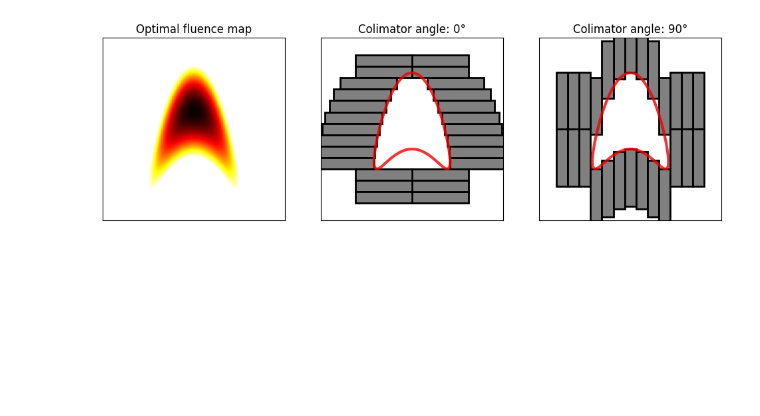
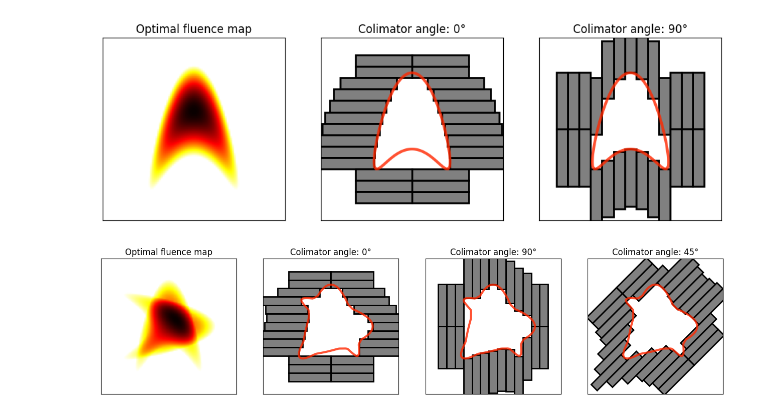
Before and after one commit to pauldubois98/PhD, a Jupyter notebook: 1_background/plots_generation.ipynb, the cells around one changed output. Saved outputs shown, nothing was run; the diff lists cells and outputs as text; code cells hidden in the pictures; blank space fills up the shorter version.

```diff
--- a/1_background/plots_generation.ipynb
+++ b/1_background/plots_generation.ipynb
@@ -129,5 +127,5 @@ Z0 = flu0(X, Y)
 # %%
-def plot_leaves_directions(fluence_function, directions=[(1,0), (0,1)], number_leaves=5, levels=[-1, 0.3, 1], filename=None):
+def plot_leaves_directions(fluence_function, directions=[(1,0), (0,1)], number_leaves=5, levels=[-2, 0.3, 2], filename=None):
     N = len(directions)
     plt.figure(figsize=(4*(N+1), 4))
     plt.subplot(1, N+1, 1)
@@ -150,3 +148,11 @@ plot_leaves_directions(flu0, number_leaves=6)
 # plot_leaves_directions(flu0, number_leaves=6, filename='_leaves_angle.pdf')
 # %% [output]
 [figure]
+# %%
+# slightly non-convex fluence map
+def flu1(x, y):
+    return flu0(x, y) + flu0(y, x)
+
+plot_leaves_directions(flu1, directions=[(1,0), (0,1), (1,1)], number_leaves=6)
+# %% [output]
+[figure, added]
```
Also changed, not shown: parts of 1 cell of this notebook.
